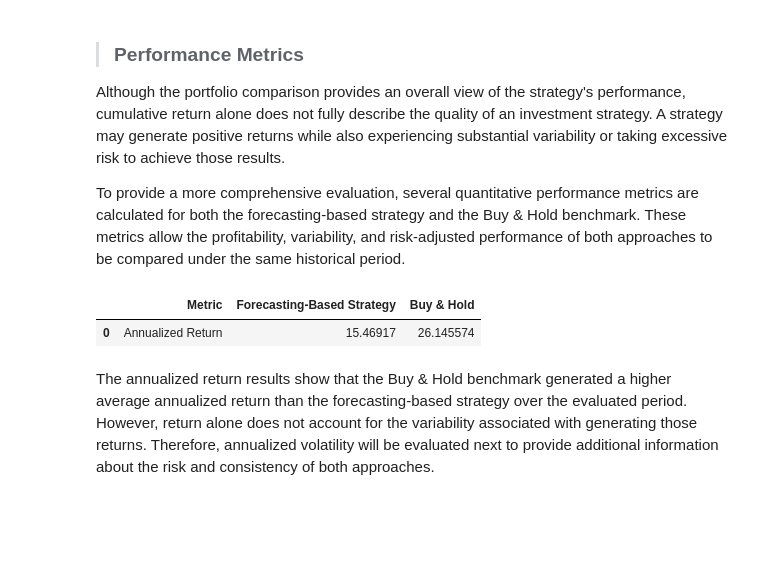
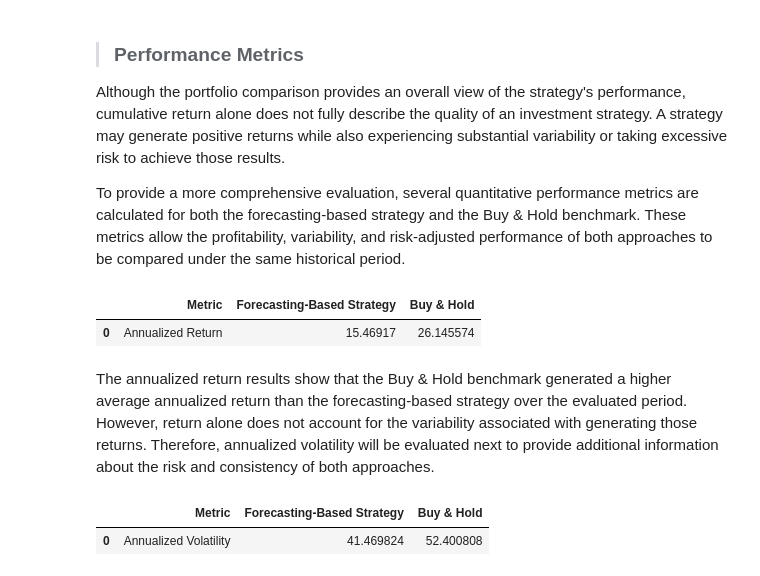
Before and after one commit to GaelRendon/Financial-market-regime-detetcion-system, a Jupyter notebook: notebooks/08_strategy_evaluation.ipynb, the cells around one changed output. Cells and saved outputs as stored; diff of their text form; code cells hidden in the pictures; blank space fills up the shorter version.

Commit message:
Add annualized volatility and Sharpe ratio calculations for strategy performance evaluation

```diff
--- a/notebooks/08_strategy_evaluation.ipynb
+++ b/notebooks/08_strategy_evaluation.ipynb
@@ -591,3 +591,33 @@ display(annualized_return_summary)
 | 0 | Annualized Return | 15.46917 | 26.145574 |
 # %% [markdown]
 The annualized return results show that the Buy & Hold benchmark generated a higher average annualized return than the forecasting-based strategy over the evaluated period. However, return alone does not account for the variability associated with generating those returns. Therefore, annualized volatility will be evaluated next to provide additional information about the risk and consistency of both approaches.
+# %%
+# ============================================
+# Calculate Annualized Volatility
+# ============================================
+
+# Approximate number of trading days per year
+trading_days_per_year = 252
+
+# Calculate annualized volatility
+strategy_annualized_volatility = (
+    backtest_df["Strategy_Return"].std()
+    * np.sqrt(trading_days_per_year)
+) * 100
+
+buy_hold_annualized_volatility = (
+    backtest_df["Market_Return"].std()
+    * np.sqrt(trading_days_per_year)
+) * 100
+
+# Display results
+annualized_volatility_summary = pd.DataFrame({
+    "Metric": ["Annualized Volatility"],
+    "Forecasting-Based Strategy": [strategy_annualized_volatility],
+    "Buy & Hold": [buy_hold_annualized_volatility]
+})
+
+display(annualized_volatility_summary)
+# %% [output]
+|  | Metric | Forecasting-Based Strategy | Buy & Hold |
+| 0 | Annualized Volatility | 41.469824 | 52.400808 |
```
Also changed, not shown: parts of 2 cells of this notebook.
